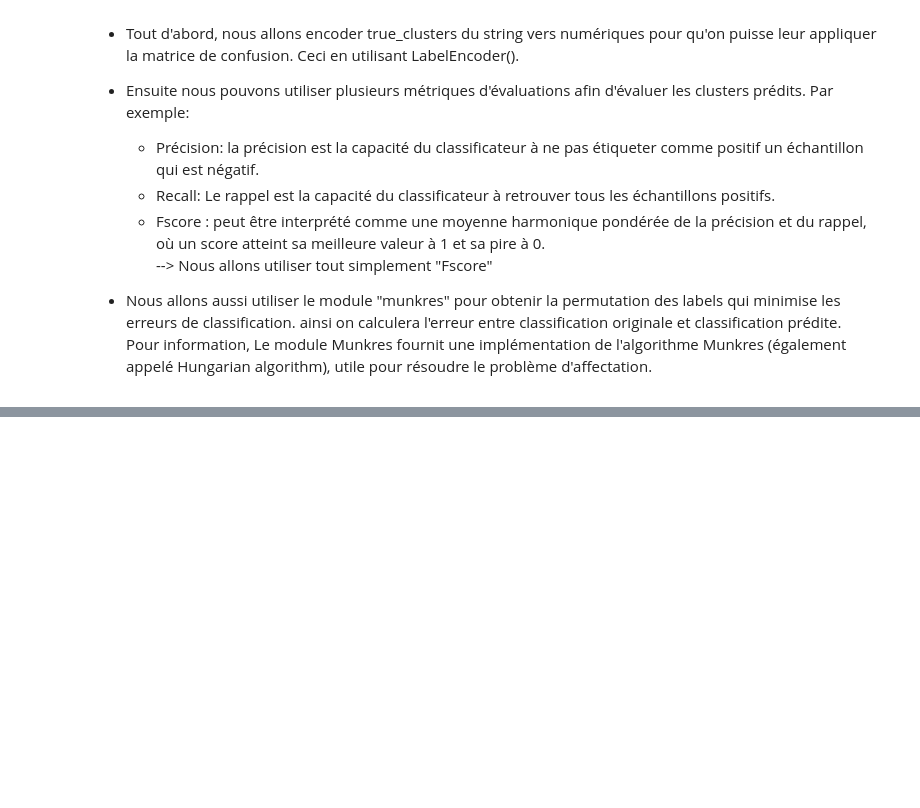
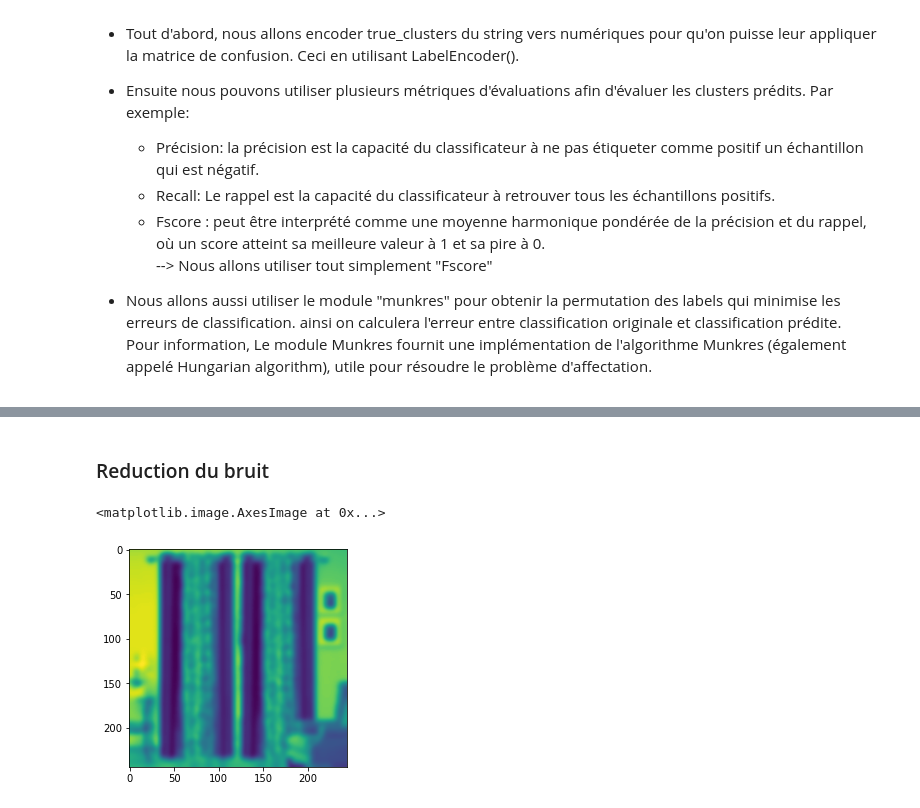
Before and after one commit to Soumaya-kh/marketplace, a Jupyter notebook: P6_NOTEBOOK.ipynb, the cells around one changed output, grey strips where cells are left out. Saved outputs shown, nothing was run; the diff lists cells and outputs as text; code cells hidden in the pictures; blank space fills up the shorter version.

```diff
--- a/P6_NOTEBOOK.ipynb
+++ b/P6_NOTEBOOK.ipynb
@@ -1030,0 +1087,8 @@ print("l'erreur de la classification est error(true_clusters, predicted_clusters
+# %% [markdown]
+### Reduction du bruit
+# %%
+img_bruit = gaussian_filter(img_gray, sigma=3)
+plt.imshow(img_bruit)
+# %% [output]
+<matplotlib.image.AxesImage at 0x...>
+[figure, added]
```
Also changed, not shown: parts of 60 cells of this notebook.
